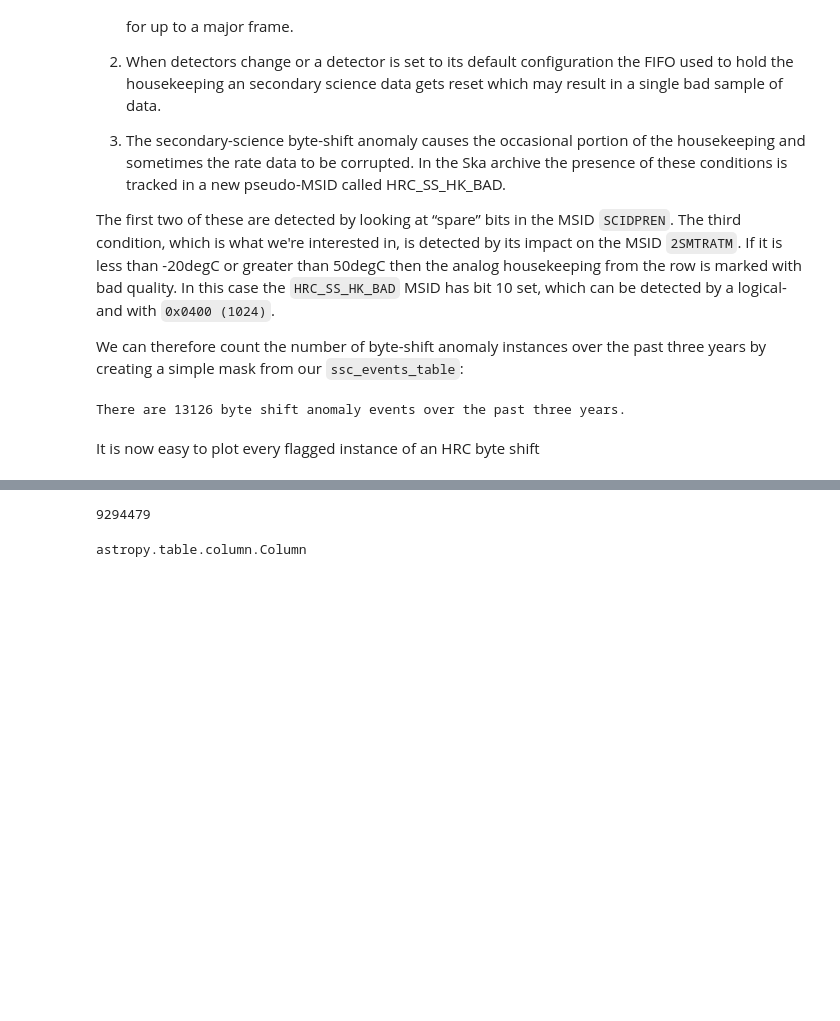
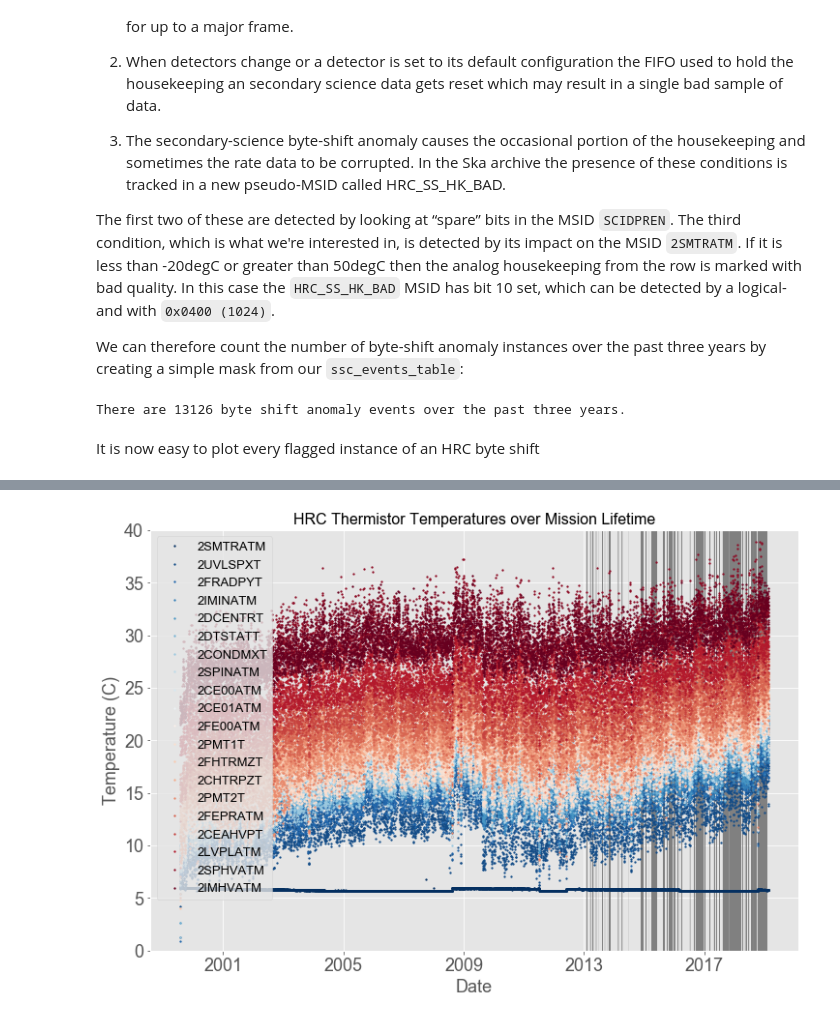
Before and after one commit to granttremblay/HRCSSC, a Jupyter notebook: HRCSSC.ipynb, the cells around one changed output, grey strips where cells are left out. Cells and saved outputs as stored; diff of their text form; code cells hidden in the pictures; blank space fills up the shorter version.

```diff
--- a/HRCSSC.ipynb
+++ b/HRCSSC.ipynb
@@ -253,8 +253,34 @@ plt.show()
-# %%
-ssc_flags[]
-# %% [output]
-9294479
-# %%
-type(ssc_flags)
-# %% [output]
-astropy.table.column.Column
+# %%
+figure_savename = figure_save_directory + "all_msids_figure_with_ssc.pdf"
+rasterized = True # Make this True to ensure the file size is small. Otherwise you're plotting thousands of vector points.
+
+fig, ax = plt.subplots(figsize=(12, 8))
+
+n_lines = len(ordered_msidlist)
+color_idx = np.linspace(0, 1, n_lines)
+
+
+for byte_shift_time in byte_shift_times:
+    ax.axvline(byte_shift_time, lw=0.5, color=ssccolor, alpha=0.3, rasterized=rasterized)
+
+
+for i, msidname in zip(color_idx, ordered_msidlist):
+    ax.plot_date(data["{}_times".format(msidname)],
+                 data["{}_values".format(msidname)], '.', alpha=1.0, markersize=2.5, label='{}'.format(msidname), color=plt.cm.RdBu_r(i), rasterized=rasterized)
+
+ax.set_ylabel('Temperature (C)')
+ax.set_xlabel('Date')
+ax.set_ylim(0, 40)
+
+ax.set_title("HRC Thermistor Temperatures over Mission Lifetime")
+#ax.legend()
+#ax.set_ylim(10, 40)
+
+
+ax.legend(loc=2, prop={'size': 13})
+
+plt.show()
+
+fig.savefig(figure_savename, dpi=300)
+# %% [output]
+[figure, added]
```
Also changed, not shown: parts of 4 cells of this notebook.
